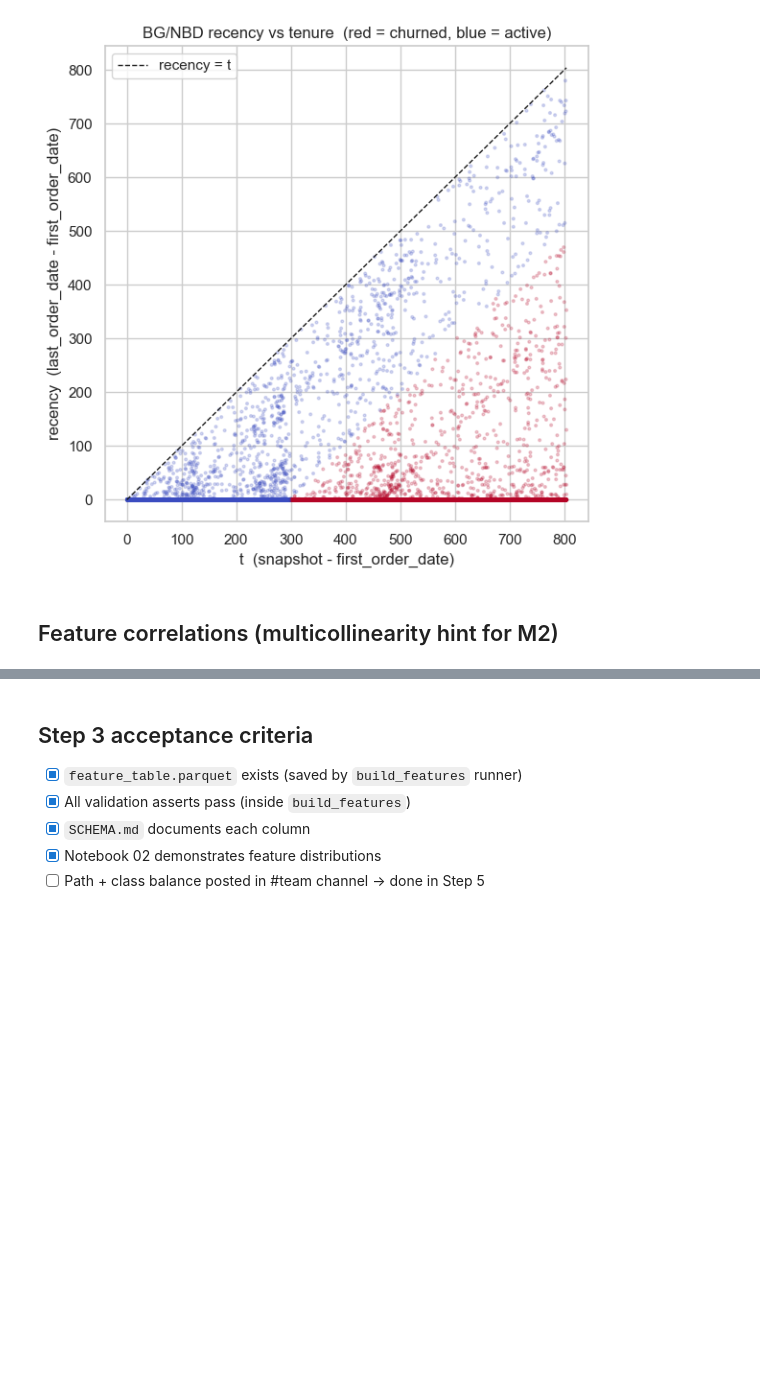
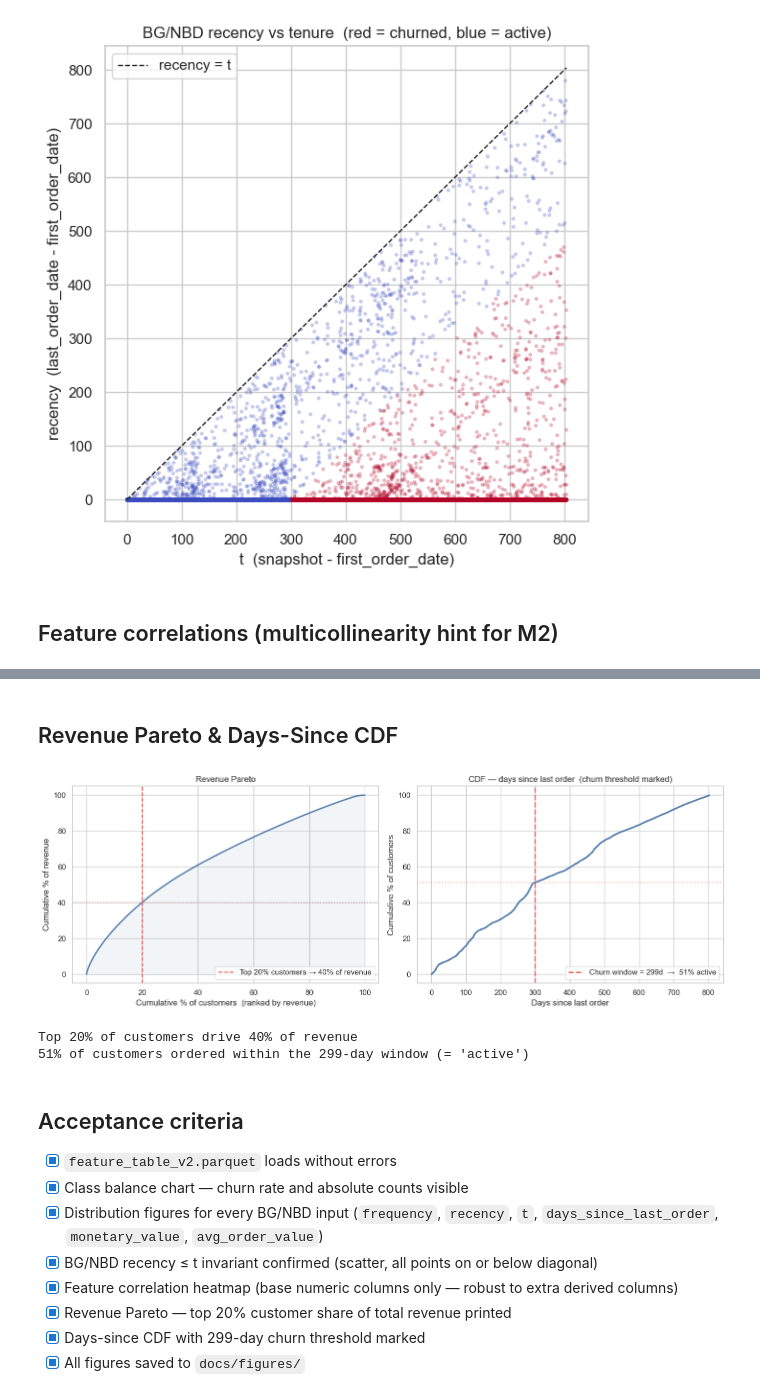
Before and after one commit to giulia-bono/retentioniq, a Jupyter notebook: notebooks/01_features.ipynb, the cells around one changed output, grey strips where cells are left out. Saved outputs shown, nothing was run; the diff lists cells and outputs as text; code cells hidden in the pictures; blank space fills up the shorter version.

```diff
--- a/notebooks/02_features.ipynb
+++ b/notebooks/01_features.ipynb
@@ -25,0 +16,17 @@ CHURN_WINDOW_DAYS = 299
+# %%
+import sys
+from pathlib import Path
+
+import numpy as np
+import pandas as pd
+import matplotlib.pyplot as plt
+import seaborn as sns
+
+sys.path.insert(0, str(Path.cwd().parent))
+from src.features.build import class_balance
+
+sns.set_theme(style="whitegrid")
+plt.rcParams["figure.figsize"] = (9, 5)
+
+FEATURES_PATH = "../data/features/feature_table_v2.parquet"
+CHURN_WINDOW_DAYS = 299
@@ -124,7 +221,54 @@ plt.show()
+# %% [markdown]
+## Revenue Pareto  &  Days-Since CDF
+# %%
+fig, axes = plt.subplots(1, 2, figsize=(14, 5))
+
+# --- Revenue Pareto ---
+rev_sorted = features["total_revenue"].sort_values(ascending=False).reset_index(drop=True)
+cum_cust   = np.linspace(0, 100, len(rev_sorted))
+cum_rev    = rev_sorted.cumsum() / rev_sorted.sum() * 100
+top20_rev  = float(pd.Series(cum_rev).iloc[int(len(rev_sorted) * 0.20)])
+
+axes[0].plot(cum_cust, cum_rev, color="#4C78A8", lw=2)
+axes[0].fill_between(cum_cust, cum_rev, alpha=0.07, color="#4C78A8")
+axes[0].axvline(20, color="#E45756", ls="--", lw=1.5,
+                label=f"Top 20% customers → {top20_rev:.0f}% of revenue")
+axes[0].axhline(top20_rev, color="#E45756", ls=":", alpha=0.5)
+axes[0].set_xlabel("Cumulative % of customers  (ranked by revenue)")
+axes[0].set_ylabel("Cumulative % of revenue")
+axes[0].set_title("Revenue Pareto")
+axes[0].legend(loc="lower right")
+
+# --- Days-since-last-order CDF with churn threshold ---
+dsl        = features["days_since_last_order"].sort_values().values
+cdf_pct    = np.arange(1, len(dsl) + 1) / len(dsl) * 100
+active_pct = float((features["days_since_last_order"] <= CHURN_WINDOW_DAYS).mean() * 100)
+
+axes[1].plot(dsl, cdf_pct, color="#4C78A8", lw=2)
+axes[1].axvline(CHURN_WINDOW_DAYS, color="#E45756", ls="--", lw=2,
+                label=f"Churn window = {CHURN_WINDOW_DAYS}d  →  {active_pct:.0f}% active")
+axes[1].axhline(active_pct, color="#E45756", ls=":", alpha=0.5)
+axes[1].set_xlabel("Days since last order")
+axes[1].set_ylabel("Cumulative % of customers")
+axes[1].set_title("CDF — days since last order  (churn threshold marked)")
+axes[1].legend()
+
+plt.tight_layout()
+plt.savefig("../docs/figures/features_pareto_dsl_cdf.png", dpi=120)
+plt.show()
+print(f"Top 20% of customers drive {top20_rev:.0f}% of revenue")
+print(f"{active_pct:.0f}% of customers ordered within the {CHURN_WINDOW_DAYS}-day window (= 'active')")
+# %% [output]
+[figure, added]
+Top 20% of customers drive 40% of revenue
+51% of customers ordered within the 299-day window (= 'active')
 # %% [markdown]
-## Step 3 acceptance criteria
-- [x] `feature_table.parquet` exists  (saved by `build_features` runner)
-- [x] All validation asserts pass  (inside `build_features`)
-- [x] `SCHEMA.md` documents each column
-- [x] Notebook 02 demonstrates feature distributions
-- [ ] Path + class balance posted in #team channel  → done in Step 5
+## Acceptance criteria
+- [x] `feature_table_v2.parquet` loads without errors
+- [x] Class balance chart — churn rate and absolute counts visible
+- [x] Distribution figures for every BG/NBD input (`frequency`, `recency`, `t`, `days_since_last_order`, `monetary_value`, `avg_order_value`)
+- [x] BG/NBD recency ≤ t invariant confirmed (scatter, all points on or below diagonal)
+- [x] Feature correlation heatmap (base numeric columns only — robust to extra derived columns)
+- [x] Revenue Pareto — top 20% customer share of total revenue printed
+- [x] Days-since CDF with 299-day churn threshold marked
+- [x] All figures saved to `docs/figures/`
```
Also changed, not shown: parts of 7 cells of this notebook, 33 other files.
